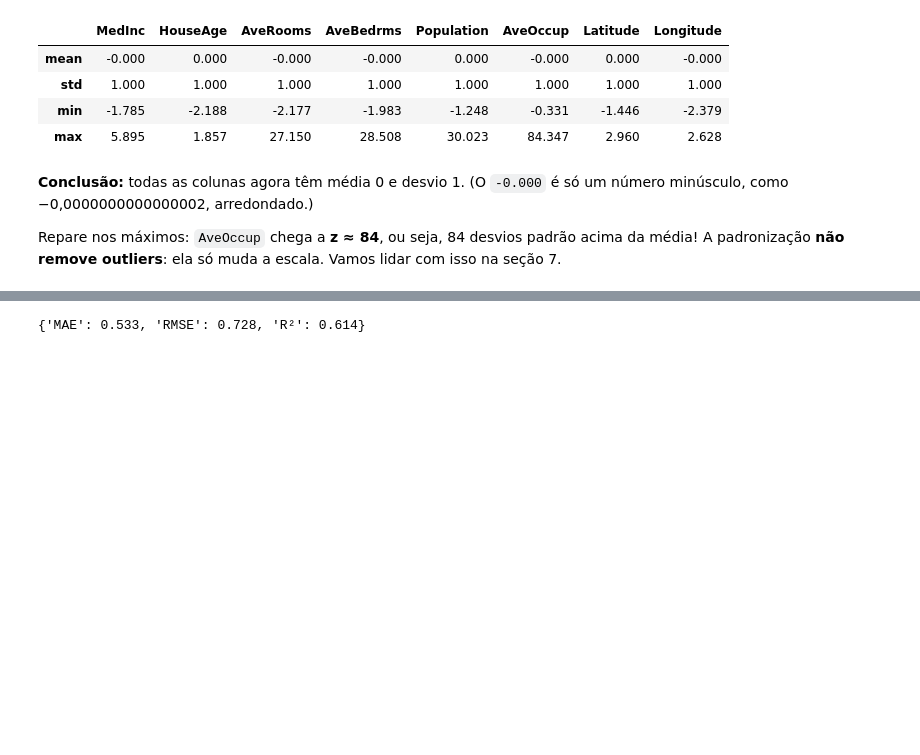
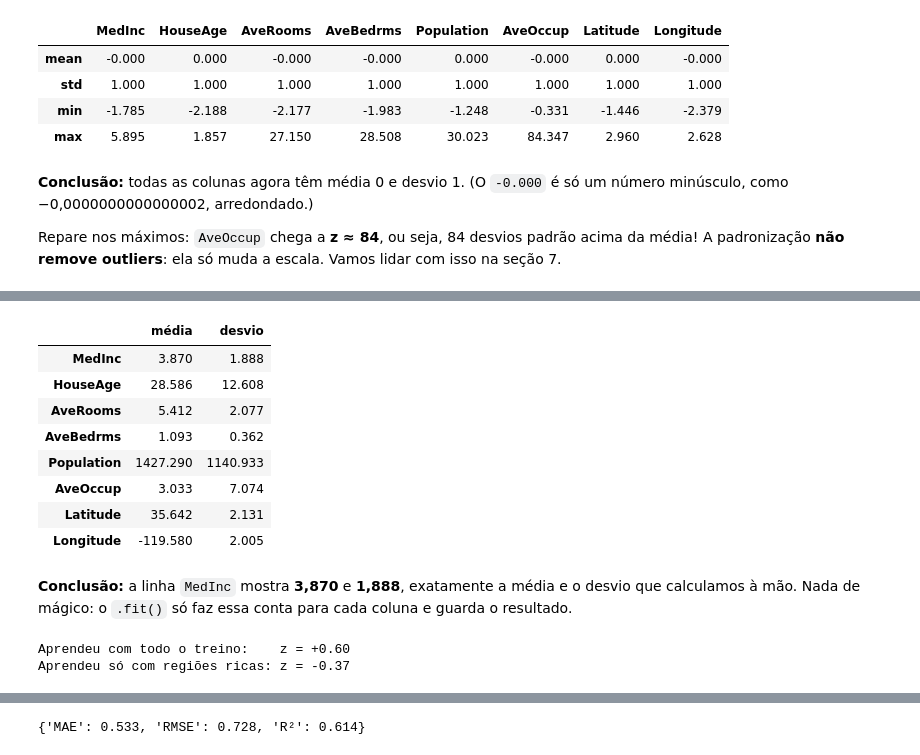
Before and after one commit to JoaoBLeite/ML-01-Introducao-regressao, a Jupyter notebook: 03_preprocessamento_e_pipeline.ipynb, the cells around one changed output, grey strips where cells are left out. Drawn from its saved outputs; the diff is of its cells as text; code cells hidden in the pictures; blank space fills up the shorter version.

```diff
--- a/03_preprocessamento_e_pipeline.ipynb
+++ b/03_preprocessamento_e_pipeline.ipynb
@@ -154,0 +159,30 @@ Repare nos máximos: `AveOccup` chega a **z ≈ 84**, ou seja, 84 desvios padrã
+# %%
+# O que o padronizador guardou durante o .fit(X_train):
+aprendido = pd.DataFrame(
+    {"média": padronizador.mean_, "desvio": padronizador.scale_},
+    index=X_train.columns,
+)
+aprendido.round(3)
+# %% [output]
+|  | média | desvio |
+| MedInc | 3.870 | 1.888 |
+| HouseAge | 28.586 | 12.608 |
+| AveRooms | 5.412 | 2.077 |
+| AveBedrms | 1.093 | 0.362 |
+| Population | 1427.290 | 1140.933 |
+| AveOccup | 3.033 | 7.074 |
+| Latitude | 35.642 | 2.131 |
+| Longitude | -119.580 | 2.005 |
+# %% [markdown]
+**Conclusão:** a linha `MedInc` mostra **3,870** e **1,888**, exatamente a média e o desvio que calculamos à mão. Nada de mágico: o `.fit()` só faz essa conta para cada coluna e guarda o resultado.
+# %%
+# A mesma renda (5,0), padronizada por dois padronizadores que aprenderam com dados diferentes.
+renda = pd.DataFrame({"MedInc": [5.0]})
+pad_todos = StandardScaler().fit(X_train[["MedInc"]])
+pad_ricos = StandardScaler().fit(X_train.loc[X_train["MedInc"] > 4, ["MedInc"]])   # só regiões ricas
+
+print(f"Aprendeu com todo o treino:    z = {pad_todos.transform(renda)[0, 0]:+.2f}")
+print(f"Aprendeu só com regiões ricas: z = {pad_ricos.transform(renda)[0, 0]:+.2f}")
+# %% [output]
+Aprendeu com todo o treino:    z = +0.60
+Aprendeu só com regiões ricas: z = -0.37
```
Also changed, not shown: parts of 6 cells of this notebook.
